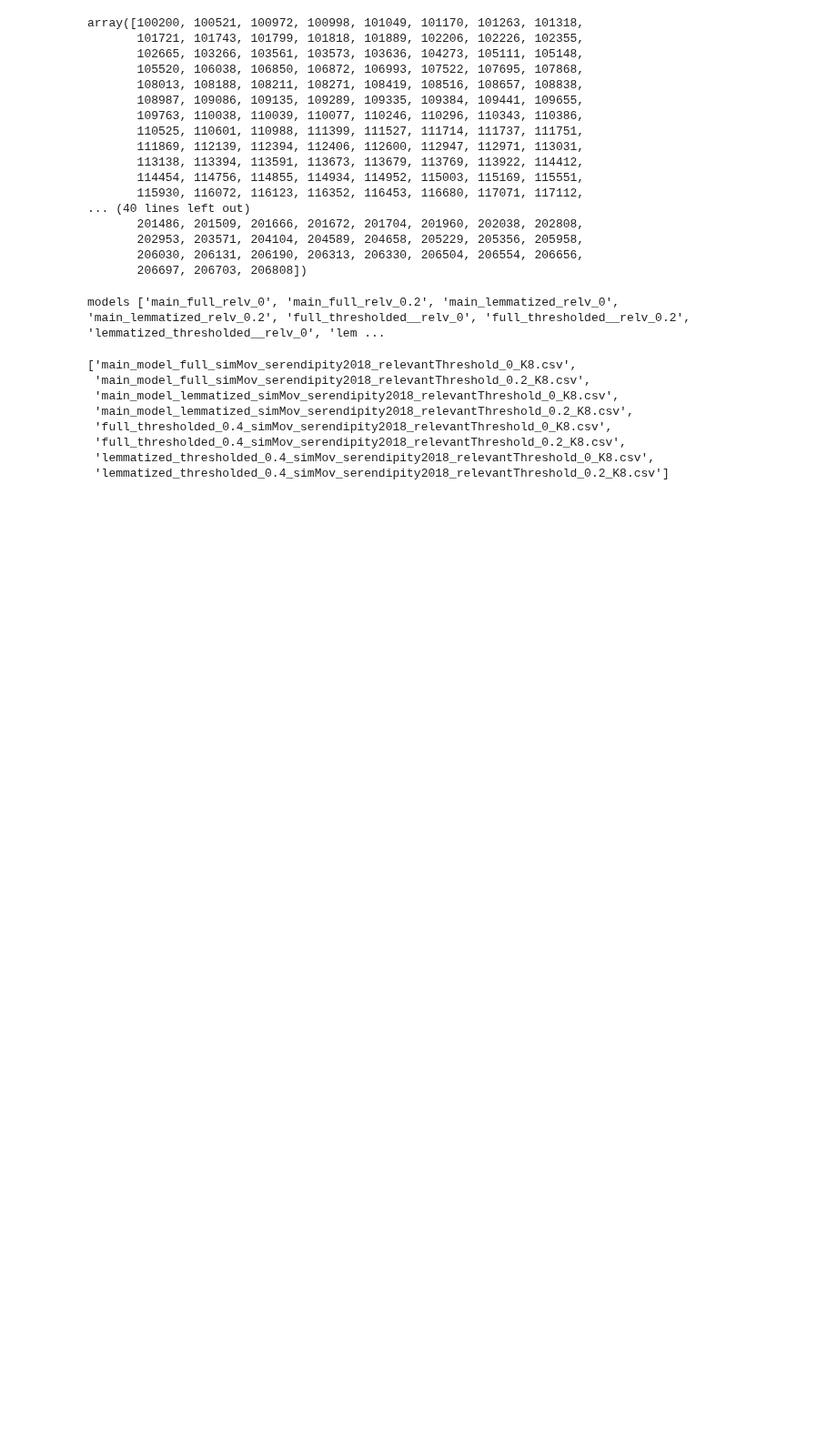
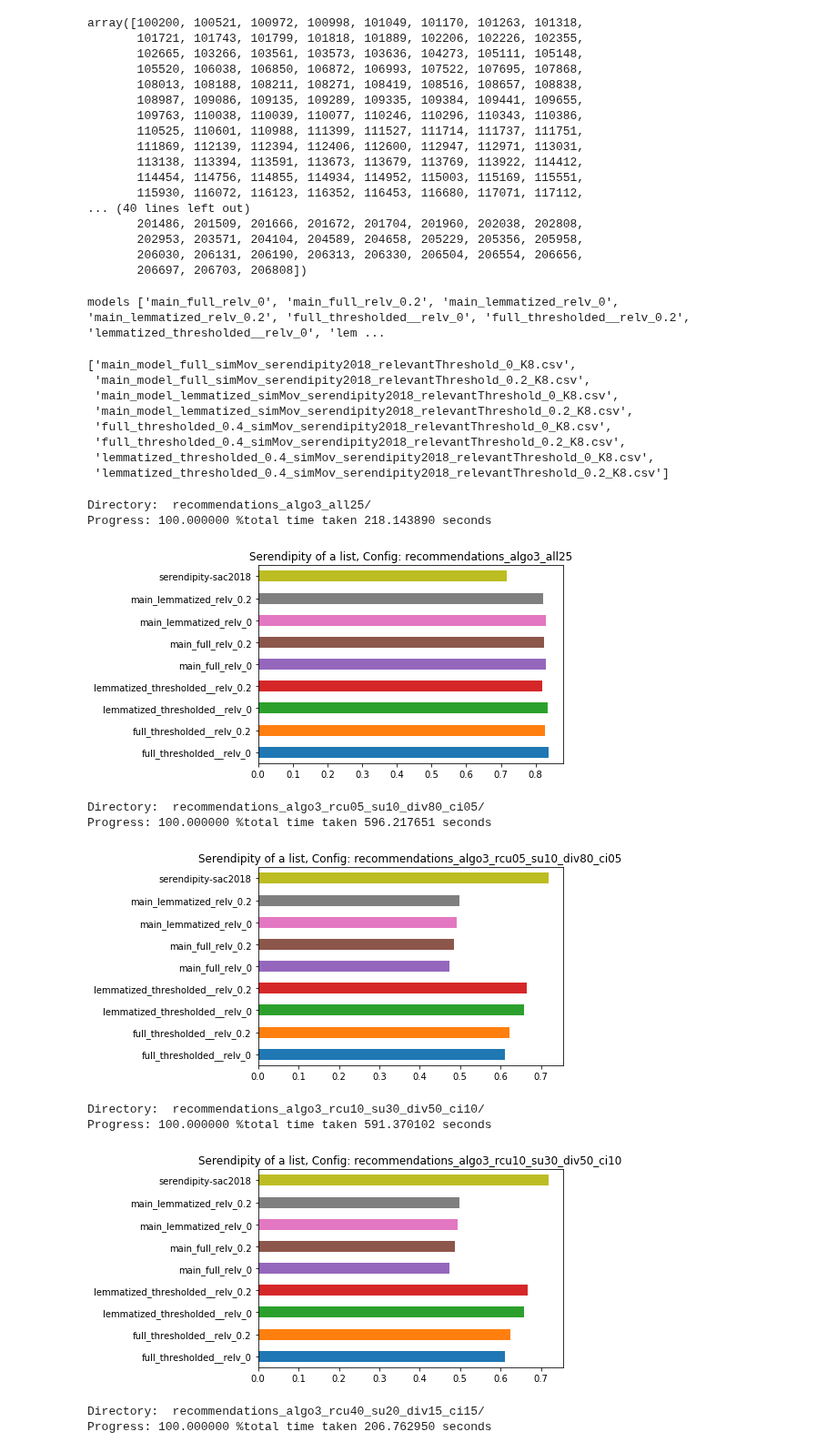
Before and after one commit to aniruddhakal/Recommending-Diverse-And-Serendipitous-Movies-using-Tag-Genome, a Jupyter notebook: ipython_notebooks/SerendipityImpl/Serendipity_Diversity_On_MultiConfigs_UpdatedDiversityCalcMethod.ipynb, the cells around one changed output. Shown at 91% size. Drawn from its saved outputs; the diff is of its cells as text; code cells hidden in the pictures; blank space fills up the shorter version.

```diff
--- a/ipython_notebooks/SerendipityImpl/Serendipity_Diversity_On_MultiConfigs_UpdatedDiversityCalcMethod.ipynb
+++ b/ipython_notebooks/SerendipityImpl/Serendipity_Diversity_On_MultiConfigs_UpdatedDiversityCalcMethod.ipynb
@@ -297,8 +307,13 @@ models ['main_full_relv_0', 'main_full_relv_0.2', 'main_lemmatized_relv_0', 'mai
  'lemmatized_thresholded_0.4_simMov_serendipity2018_relevantThreshold_0.2_K8.csv']
 # %%
 from sklearn.metrics import pairwise_distances
+from sys import stdout
+unexpected_threshold = 0.1
 
-unexpected_threshold = 0.1
+def update_progress(user_id, user_ids):
+    progress = (np.where(user_ids == user_id)[0][0] + 1) / (len(user_ids))
+    stdout.write('\rProgress: %f %%' % (progress * 100))
+    stdout.flush()
 
 # this, ratings_df, movie_terms_df, user_genome_terms_df, primitive_recommender,
 #                  round_decimals,
@@ -326,53 +341,72 @@ CB_recommendations_dir_list = ['recommendations_algo3_all25/', 'recommendations_
 
 serendipity_calculations_df_dict = dict()
 
-for CB_rec_dir in CB_recommendations_dir_list:
+for CB_rec_dir in CB_recommendations_dir_list[:]:
     cb_recommendations_dfs = list()
     print('Directory: ', CB_rec_dir)
 
     for recommendation_file in cb_recommendations_file_names:
         cb_recommendations_dfs.append(\
             pd.read_csv(recommendations_dir + CB_rec_dir + recommendation_file, index_col=0)\
         )
 
     from time import time
 
     serendipity_calculations_df = pd.DataFrame()
 
 #     exclude_users = [101579, 100269, 117112, 118774, 143001, 143310, 143385, 144406]
-    exclude_users = [100269, 101579, 105370]
+
+    # TODO add appropriate condition to exclude these users
+    #  as these are all potential users who have watched movies less than or equal to 3
+    exclude_users = np.array([100269, 101579, 105370, 105938, 106518, 106883, 113401, 116502, 116669, 117112, 119149, 124726, 125102,
+                    125112, 125121, 126536, 126770, 127480, 127858, 127965, 128228, 140928, 143001, 143310, 143359, 143385,
+                    143945, 145032, 145260, 146811, 147262, 149570, 160486, 171987, 181447, 196901, 197102, 198287,
+                    200312, 201550, 206188, 206656, 206697, 206703, 206808])
+
+    test_users = np.setdiff1d(all_user_ids, exclude_users)
 
     start_time = time()
-    for user_id in all_user_ids[:]:
-        if user_id not in exclude_users:
-            print('user in test', user_id)
-            series = pd.Series()
-            series.name = user_id
+    for user_id in test_users[:]:
+        update_progress(user_id, test_users)
+        series = pd.Series()
+        series.name = user_id
 
-            # serendipity for ser-2018 dataset
-            recommendation_list = recommendations_df[recommendations_df['userId'] == user_id]['movieId'].values
+        # serendipity for ser-2018 dataset
+        recommendation_list = recommendations_df[recommendations_df['userId'] == user_id]['movieId'].values
+
+        serendipity = serendipity_calculator.calculate_serendipity(user_id, recommendation_list)
+        series['serendipity-sac2018'] = serendipity
+
+        # serendipity for all main models
+        for i, model in enumerate(models):
+            rec_df = cb_recommendations_dfs[i]
+            recommendation_list = rec_df.loc[user_id].values
 
             serendipity = serendipity_calculator.calculate_serendipity(user_id, recommendation_list)
-            series['serendipity-sac2018'] = serendipity
+            series[model] = serendipity
 
-            # serendipity for all main models
-            for i, model in enumerate(models):
-                rec_df = cb_recommendations_dfs[i]
-                recommendation_list = rec_df.loc[user_id].values
+        # serendipity for all thresholded main models
 
-                serendipity = serendipity_calculator.calculate_serendipity(user_id, recommendation_list)
-                series[model] = serendipity
+        # serendipity for all baseline models (optional)
 
-            # serendipity for all thresholded main models
-
-            # serendipity for all baseline models (optional)
-
-            serendipity_calculations_df = serendipity_calculations_df.append(series)
+        serendipity_calculations_df = serendipity_calculations_df.append(series)
 
     finish_time = time() - start_time
 
     print('total time taken %f seconds' % finish_time)
 
     serendipity_calculations_df.mean().plot(title='Serendipity of a list, Config: ' + CB_rec_dir[:-1], kind='barh')
     plt.show()
     serendipity_calculations_df_dict[CB_rec_dir[:-1]]  = serendipity_calculations_df
+# %% [output]
+Directory:  recommendations_algo3_all25/
+Progress: 100.000000 %total time taken 218.143890 seconds
+[figure, added]
+Directory:  recommendations_algo3_rcu05_su10_div80_ci05/
+Progress: 100.000000 %total time taken 596.217651 seconds
+[figure, added]
+Directory:  recommendations_algo3_rcu10_su30_div50_ci10/
+Progress: 100.000000 %total time taken 591.370102 seconds
+[figure, added]
+Directory:  recommendations_algo3_rcu40_su20_div15_ci15/
+Progress: 100.000000 %total time taken 206.762950 seconds
```
Also changed, not shown: parts of 8 cells of this notebook, 2 other files.
